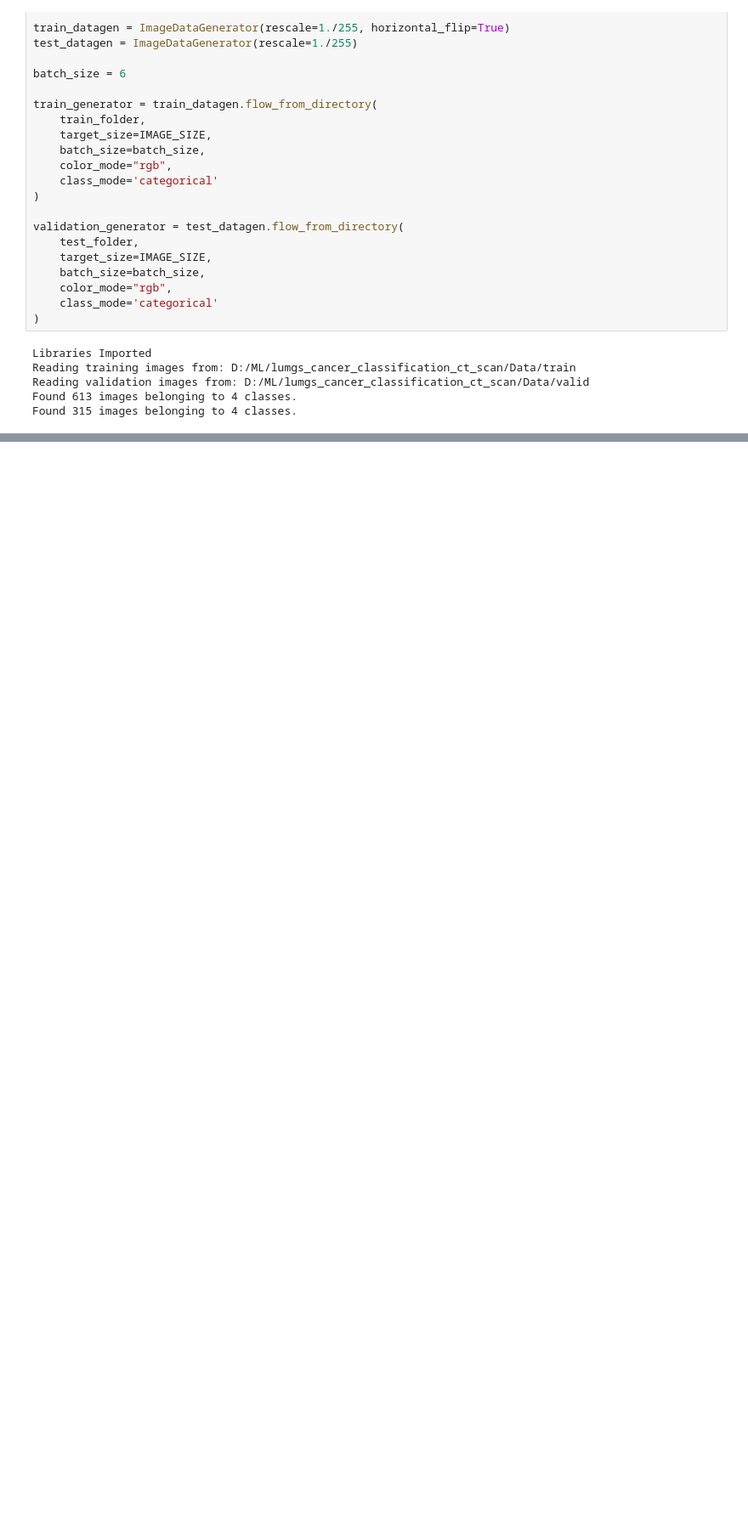
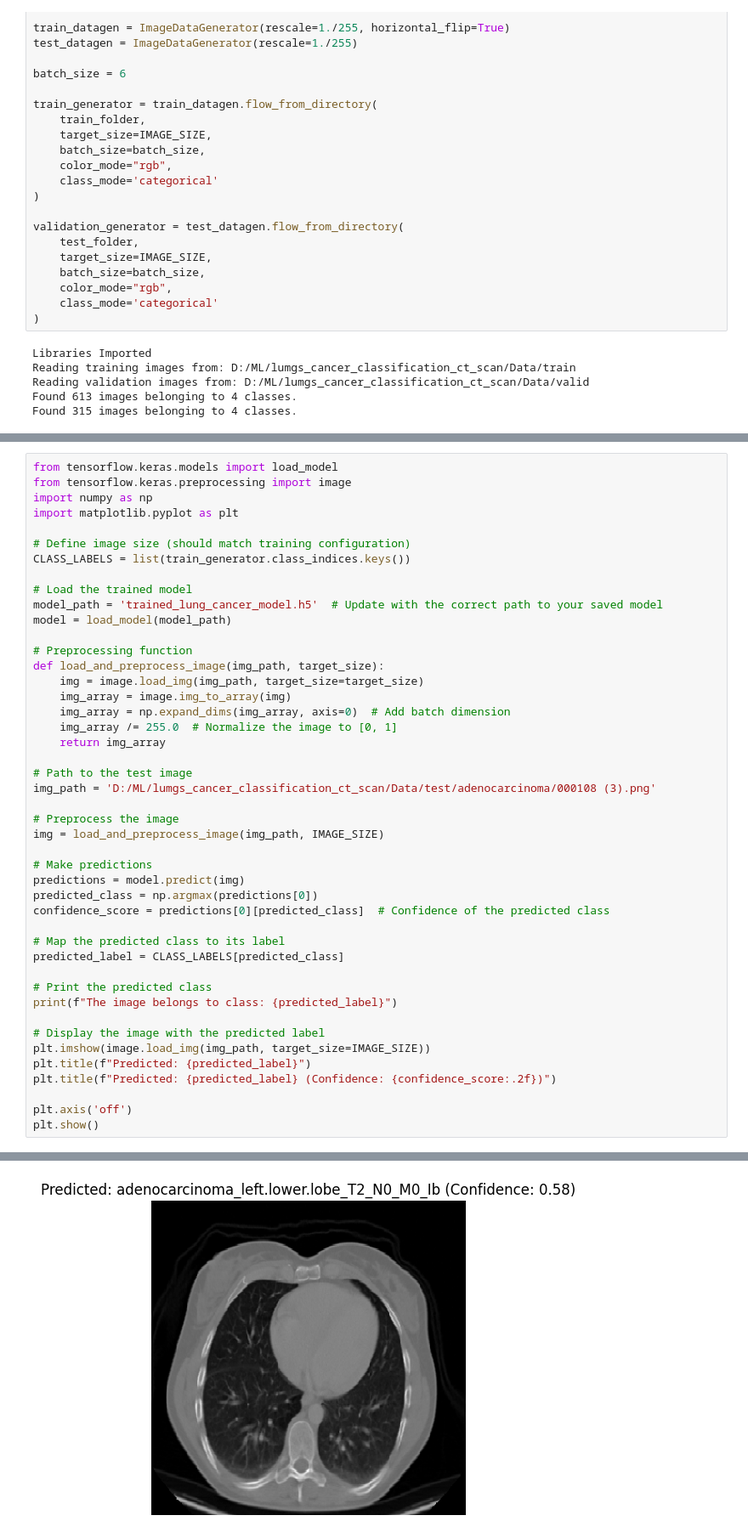
Before and after one commit to KamranUmer/lumgs_cancer_classification_ct_scan, a Jupyter notebook: ready.ipynb, the cells around one changed output, grey strips where cells are left out. Shown at 85% size. Saved outputs shown, nothing was run; the diff lists cells and outputs as text; blank space fills up the shorter version.

```diff
--- a/ready.ipynb
+++ b/ready.ipynb
@@ -125,0 +91,46 @@ Model: "sequential"
+# %%
+from tensorflow.keras.models import load_model
+from tensorflow.keras.preprocessing import image
+import numpy as np
+import matplotlib.pyplot as plt
+
+# Define image size (should match training configuration)
+CLASS_LABELS = list(train_generator.class_indices.keys())
+
+# Load the trained model
+model_path = 'trained_lung_cancer_model.h5'  # Update with the correct path to your saved model
+model = load_model(model_path)
+
+# Preprocessing function
+def load_and_preprocess_image(img_path, target_size):
+    img = image.load_img(img_path, target_size=target_size)
+    img_array = image.img_to_array(img)
+    img_array = np.expand_dims(img_array, axis=0)  # Add batch dimension
+    img_array /= 255.0  # Normalize the image to [0, 1]
+    return img_array
+
+# Path to the test image
+img_path = 'D:/ML/lumgs_cancer_classification_ct_scan/Data/test/adenocarcinoma/000108 (3).png'
+
+# Preprocess the image
+img = load_and_preprocess_image(img_path, IMAGE_SIZE)
+
+# Make predictions
+predictions = model.predict(img)
+predicted_class = np.argmax(predictions[0])
+confidence_score = predictions[0][predicted_class]  # Confidence of the predicted class
+
+# Map the predicted class to its label
+predicted_label = CLASS_LABELS[predicted_class]
+
+# Print the predicted class
+print(f"The image belongs to class: {predicted_label}")
+
+# Display the image with the predicted label
+plt.imshow(image.load_img(img_path, target_size=IMAGE_SIZE))
+plt.title(f"Predicted: {predicted_label}")
+plt.title(f"Predicted: {predicted_label} (Confidence: {confidence_score:.2f})")
+
+plt.axis('off')
+plt.show()
+# %% [output]
@@ -126,3 +142,4 @@ Model: "sequential"
+[figure, added]
 # %%
 from tensorflow.keras.models import load_model
 from tensorflow.keras.preprocessing import image
```
Also changed, not shown: parts of 4 cells of this notebook, 20 other files.
